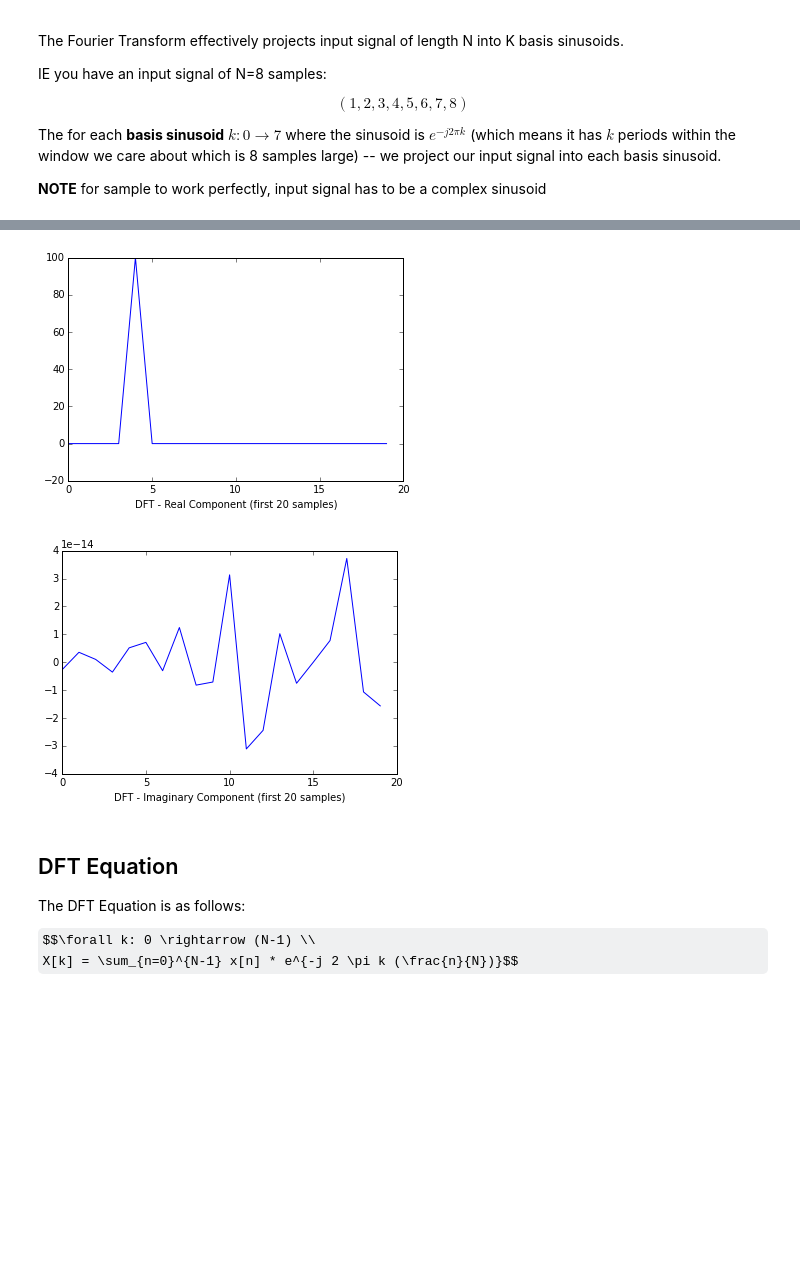
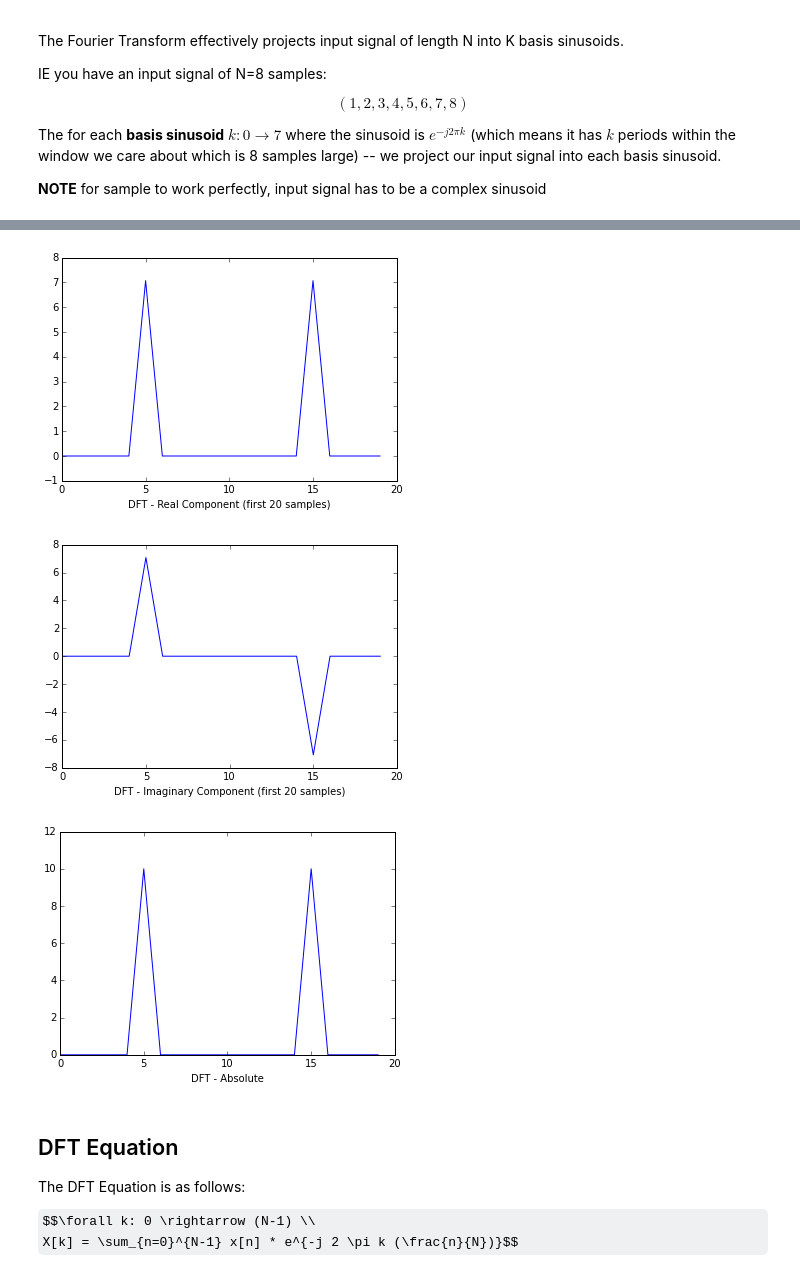
Before and after one commit to jackpien/ipython_notebooks, a Jupyter notebook: coursera_audio_signal_processing/Week 2 - Audio Signal Processing.ipynb, the cells around one changed output, grey strips where cells are left out. Saved outputs shown, nothing was run; the diff lists cells and outputs as text; code cells hidden in the pictures; some formulas as TeX source; blank space fills up the shorter version.

```diff
--- a/coursera_audio_signal_processing/Week 2 - Audio Signal Processing.ipynb
+++ b/coursera_audio_signal_processing/Week 2 - Audio Signal Processing.ipynb
@@ -26,8 +28,12 @@ The for each **basis sinusoid** $k: 0 \rightarrow 7$ where the sinusoid is $e^{-
 # %%
 # Input signal
 #x = np.array([0,1,2,1,0,-1,-2,-1,0,1,2,1,0,-1,-2,-1])
-x = np.exp(1j * 2 * np.pi * 4 * np.arange(0,1,0.01)) # Complex
-# Real x = np.sin(np.pi * 2 * 4 * np.arange(0,1,0.001))
+# Complex
+x = np.exp(1j * 2 * np.pi * 4 * np.arange(0,1.05,0.01))
+x = x[5:] # Shift the phase
+# Real
+f0 = 5
+x = np.cos(np.pi * 2 * f0 * np.arange(0,1,0.05) + (np.pi/4.0))
 n = np.arange(0, len(x), 1)
 N = len(n)
 plt.plot(np.real(x))
@@ -66,20 +72,25 @@ Not showing all the sinusoid basis
 # %%
 # Then project input signal to each sinusoid and sum
 X = []
 for k in range(0,N):
     # Parallel multiple then sum
     X_k = np.sum(x * e[k])
     X.append(X_k)
-plt.plot(np.real(X[0:20]))
+plt.plot(np.real(X[:]))
 plt.xlabel("DFT - Real Component (first 20 samples)")
 plt.show()
 
-plt.plot(np.imag(X[:20]))
+plt.plot(np.imag(X[:]))
 plt.xlabel("DFT - Imaginary Component (first 20 samples)")
 plt.show()
+
+plt.plot(np.abs(X))
+plt.xlabel("DFT - Absolute")
+plt.show()
 # %% [output]
-[figure, old version]
+[figure, new version]
-[figure, old version]
+[figure, new version]
+[figure, added]
 # %% [markdown]
 ## DFT Equation
 
```
Also changed, not shown: parts of 4 cells of this notebook.
